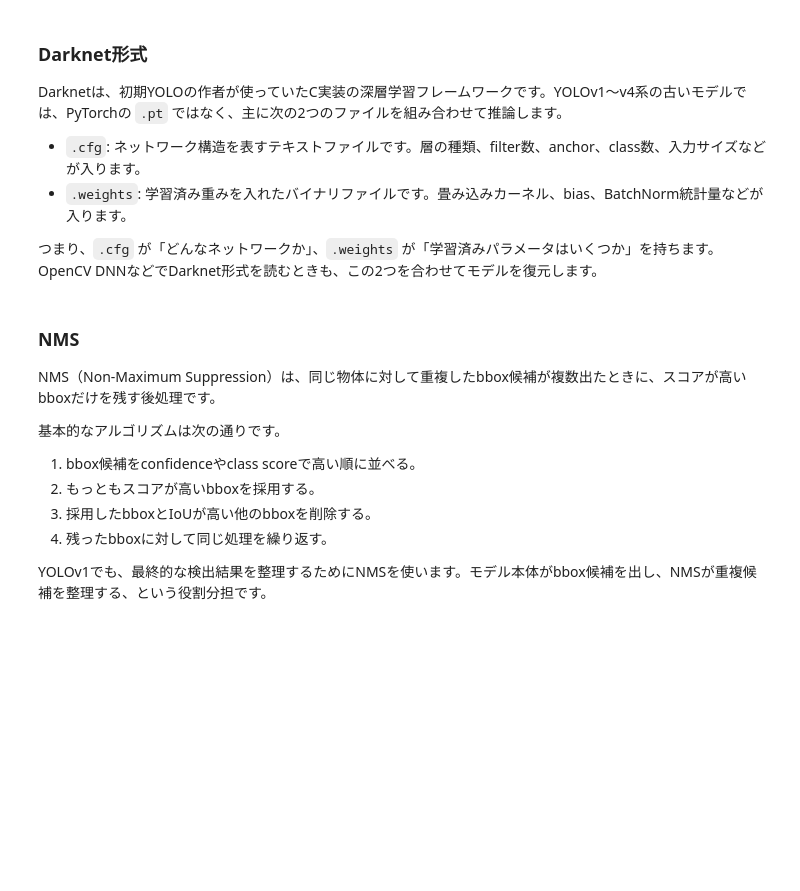
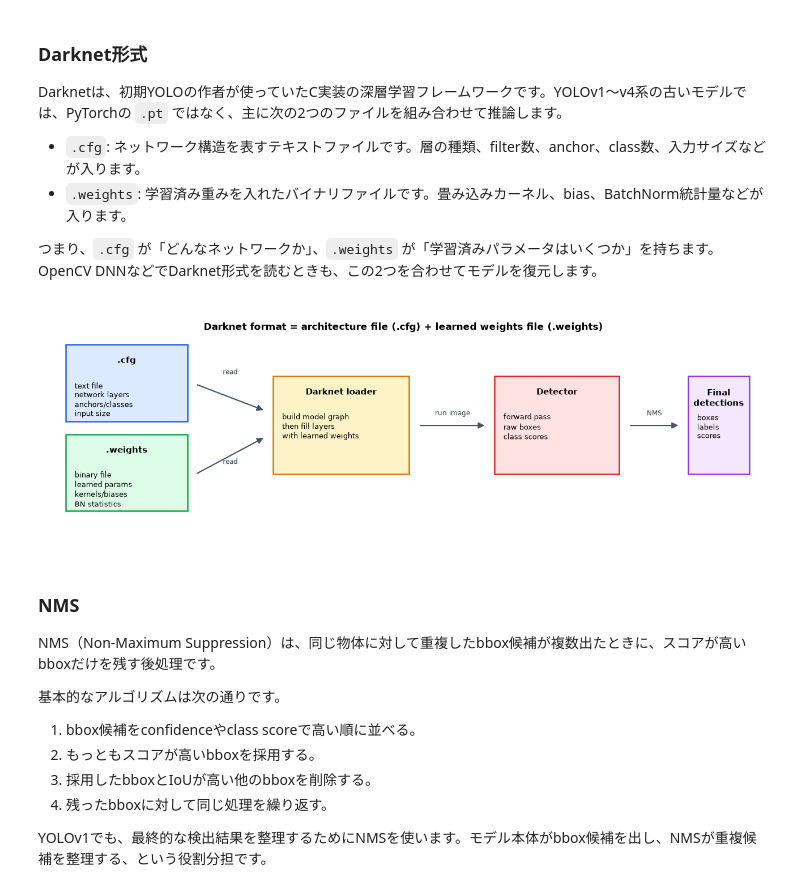
Before and after one commit to Kast8/YOLOs, a Jupyter notebook: yolo_history_tutorial.ipynb, the cells around one changed output. Drawn from its saved outputs; the diff is of its cells as text; code cells hidden in the pictures; blank space fills up the shorter version.

```diff
--- a/yolo_history_tutorial.ipynb
+++ b/yolo_history_tutorial.ipynb
@@ -84,3 +85,8 @@ darknet_fig = display_darknet_format_demo()
+# %%
+darknet_file_roles()
+display_darknet_format_demo()
+# %% [output]
+[figure, added]
 # %% [markdown]
 ### NMS
 
```
Also changed, not shown: parts of 231 cells of this notebook, 3 other files.
